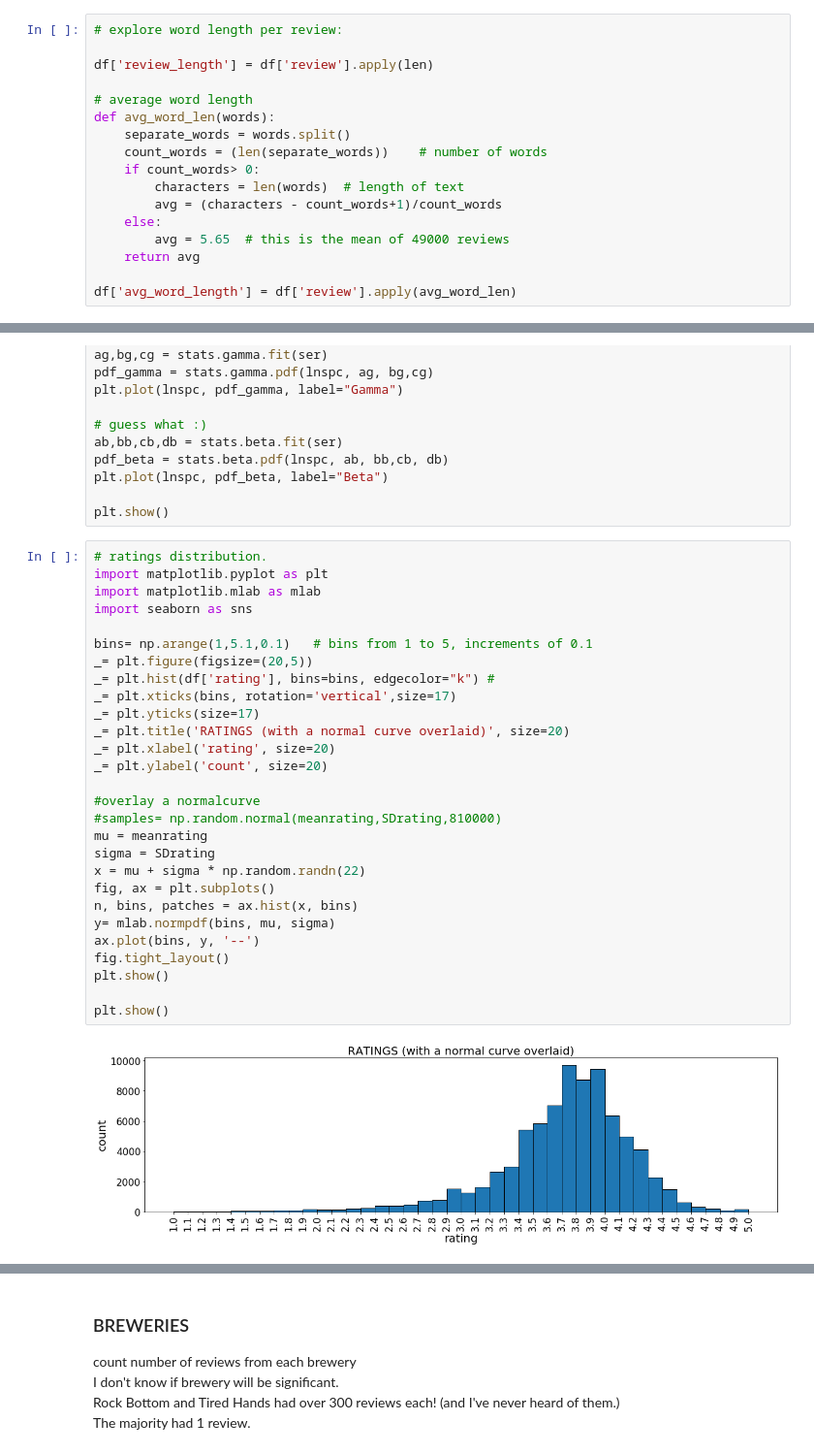
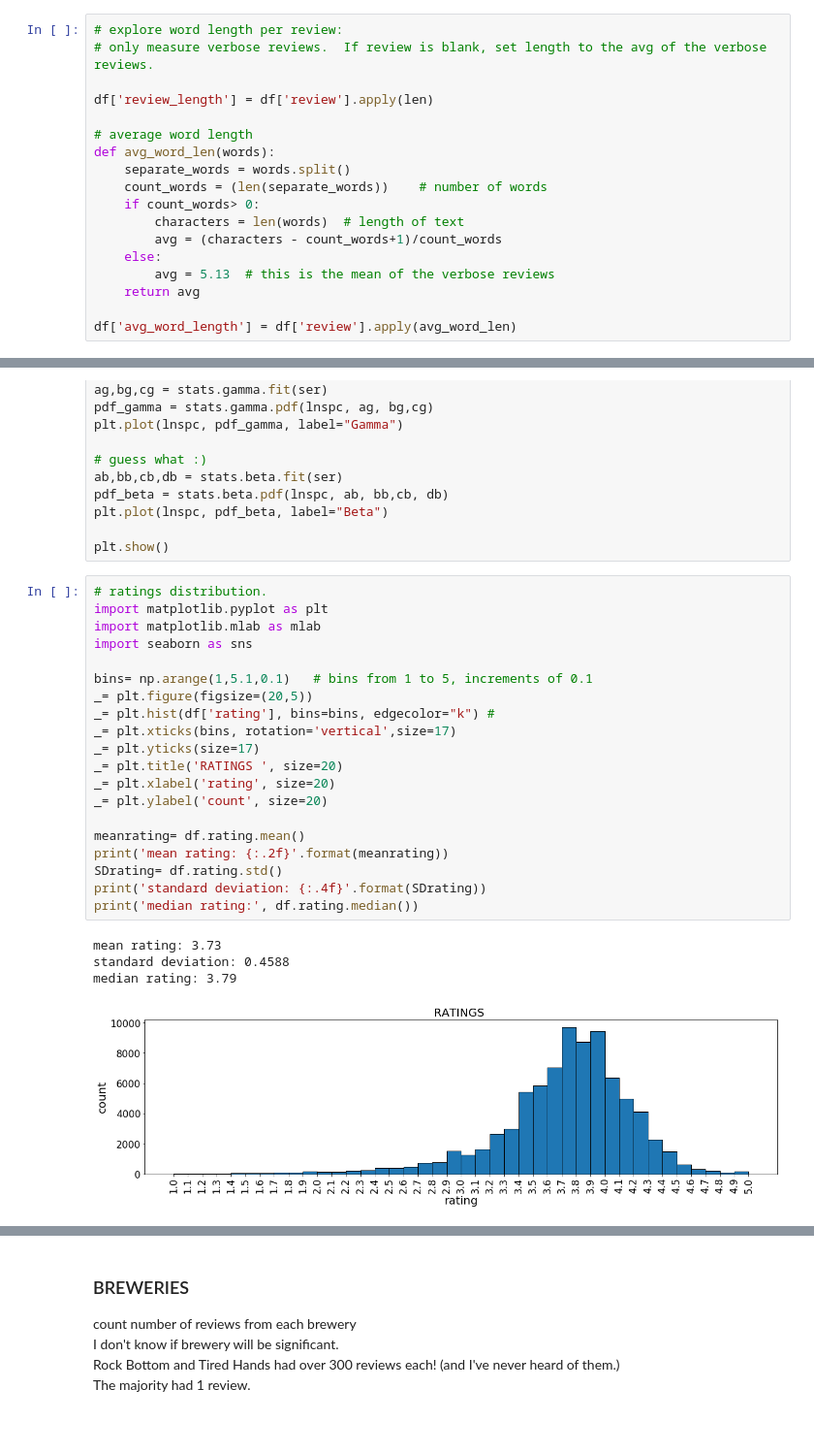
Before and after one commit to misterhappy2/beer, a Jupyter notebook: EDA.ipynb, the cells around one changed output, grey strips where cells are left out. Shown at 97% size. Cells and saved outputs as stored; diff of their text form; blank space fills up the shorter version.

```diff
--- a/EDA.ipynb
+++ b/EDA.ipynb
@@ -118,6 +118,7 @@ plt.show()
 [figure]
 # %%
 # explore word length per review:
+# only measure verbose reviews.  If review is blank, set length to the avg of the verbose reviews.
 
 df['review_length'] = df['review'].apply(len)
 
@@ -129,7 +130,7 @@ def avg_word_len(words):
         characters = len(words)  # length of text
         avg = (characters - count_words+1)/count_words
     else:
-        avg = 5.65  # this is the mean of 49000 reviews
+        avg = 5.13  # this is the mean of the verbose reviews
     return avg
 
 df['avg_word_length'] = df['review'].apply(avg_word_len)
@@ -466,30 +601,25 @@ plt.show()
 # %%
 # ratings distribution.
 import matplotlib.pyplot as plt
 import matplotlib.mlab as mlab
 import seaborn as sns
 
 bins= np.arange(1,5.1,0.1)   # bins from 1 to 5, increments of 0.1
 _= plt.figure(figsize=(20,5))
 _= plt.hist(df['rating'], bins=bins, edgecolor="k") #
 _= plt.xticks(bins, rotation='vertical',size=17)
 _= plt.yticks(size=17)
-_= plt.title('RATINGS (with a normal curve overlaid)', size=20)
+_= plt.title('RATINGS ', size=20)
 _= plt.xlabel('rating', size=20)
 _= plt.ylabel('count', size=20)
 
-#overlay a normalcurve
-#samples= np.random.normal(meanrating,SDrating,810000)
-mu = meanrating
-sigma = SDrating
-x = mu + sigma * np.random.randn(22)
-fig, ax = plt.subplots()
-n, bins, patches = ax.hist(x, bins)
-y= mlab.normpdf(bins, mu, sigma)
-ax.plot(bins, y, '--')
-fig.tight_layout()
-plt.show()
-
-plt.show()
+meanrating= df.rating.mean()
+print('mean rating: {:.2f}'.format(meanrating))
+SDrating= df.rating.std()
+print('standard deviation: {:.4f}'.format(SDrating))
+print('median rating:', df.rating.median())
 # %% [output]
+mean rating: 3.73
+standard deviation: 0.4588
+median rating: 3.79
-[figure, old version]
+[figure, new version]
```
Also changed, not shown: parts of 16 cells of this notebook, 1 other file.
